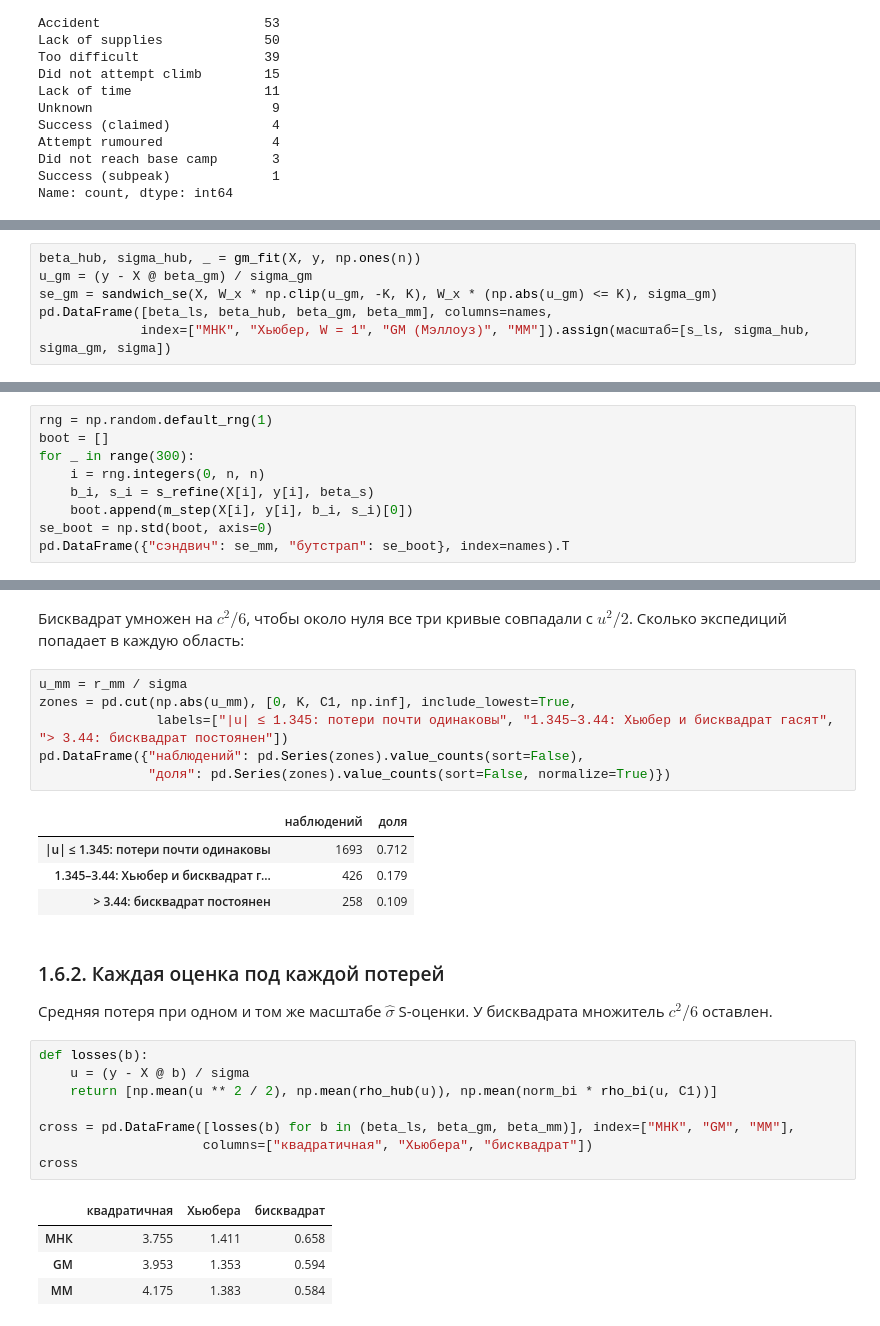
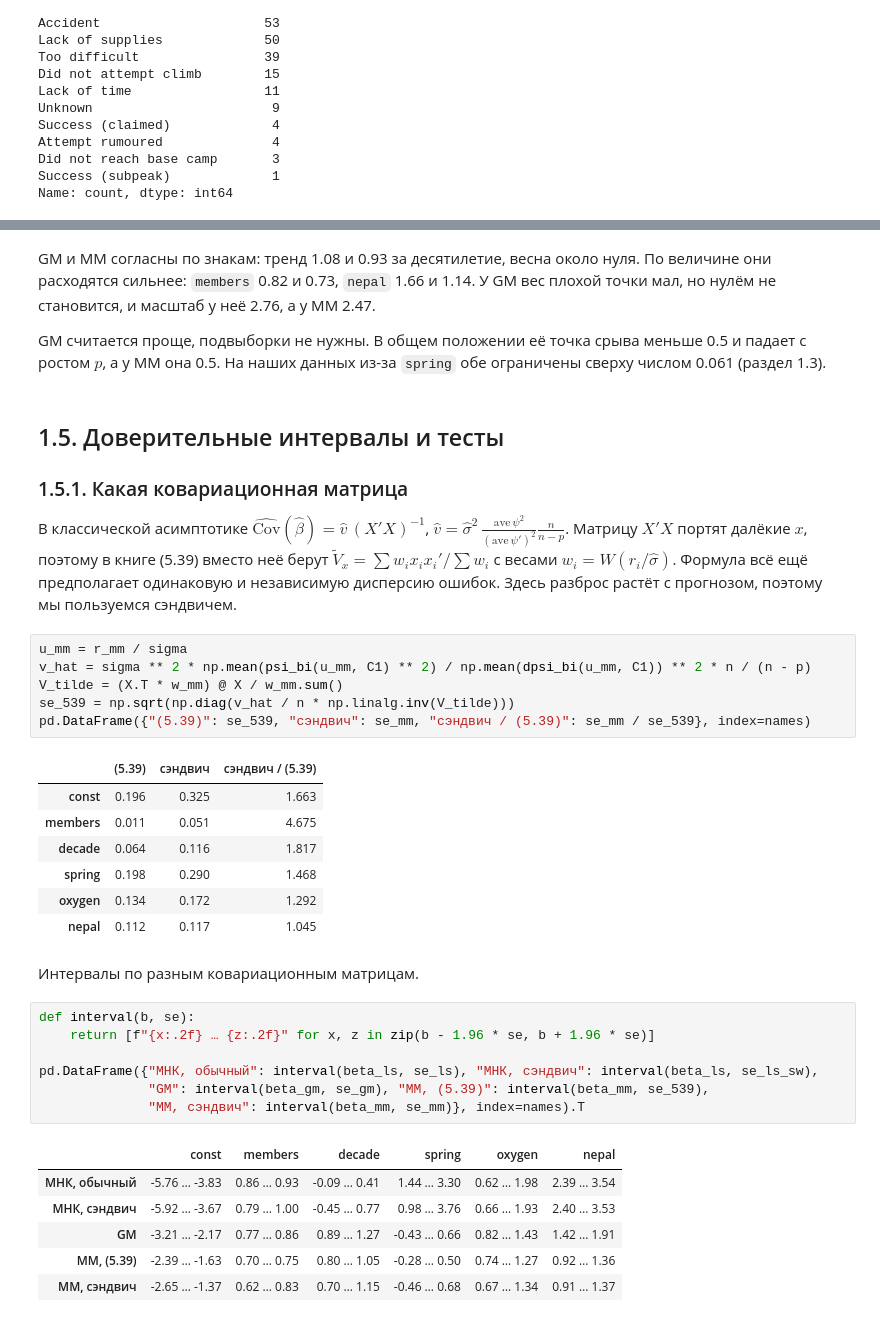
Before and after one commit to Vovamujik/stata_ai_2026_lab3, a Jupyter notebook: Lab3_Everest.ipynb, the cells around one changed output, grey strips where cells are left out. Saved outputs shown, nothing was run; the diff lists cells and outputs as text.

```diff
--- a/Lab3_Everest.ipynb
+++ b/Lab3_Everest.ipynb
@@ -657,6 +539,0 @@ history.iloc[[0, 1, 2, 5, 10, len(history) - 1]]
-# %%
-beta_hub, sigma_hub, _ = gm_fit(X, y, np.ones(n))
-u_gm = (y - X @ beta_gm) / sigma_gm
-se_gm = sandwich_se(X, W_x * np.clip(u_gm, -K, K), W_x * (np.abs(u_gm) <= K), sigma_gm)
-pd.DataFrame([beta_ls, beta_hub, beta_gm, beta_mm], columns=names,
-             index=["МНК", "Хьюбер, W = 1", "GM (Мэллоуз)", "MM"]).assign(масштаб=[s_ls, sigma_hub, sigma_gm, sigma])
@@ -722,9 +616,0 @@ pd.DataFrame({"(5.39)": se_539, "сэндвич": se_mm, "кластеры по
-# %%
-rng = np.random.default_rng(1)
-boot = []
-for _ in range(300):
-    i = rng.integers(0, n, n)
-    b_i, s_i = s_refine(X[i], y[i], beta_s)
-    boot.append(m_step(X[i], y[i], b_i, s_i)[0])
-se_boot = np.std(boot, axis=0)
-pd.DataFrame({"сэндвич": se_mm, "бутстрап": se_boot}, index=names).T
@@ -820,30 +689,40 @@ plt.show()
+# %% [markdown]
+GM и MM согласны по знакам: тренд 1.08 и 0.93 за десятилетие, весна около нуля. По величине они расходятся сильнее: `members` 0.82 и 0.73, `nepal` 1.66 и 1.14. У GM вес плохой точки мал, но нулём не становится, и масштаб у неё 2.76, а у MM 2.47.
+
+GM считается проще, подвыборки не нужны. В общем положении её точка срыва меньше 0.5 и падает с ростом $p$, а у MM она 0.5. На наших данных из-за `spring` обе ограничены сверху числом 0.061 (раздел 1.3).
 # %% [markdown]
-Бисквадрат умножен на $c^2/6$, чтобы около нуля все три кривые совпадали с $u^2/2$. Сколько экспедиций попадает в каждую область:
+## 1.5. Доверительные интервалы и тесты
+
+### 1.5.1. Какая ковариационная матрица
+
+В классической асимптотике $\widehat{\mathrm{Cov}}(\hat\beta)=\hat v\,(X'X)^{-1}$, $\hat v=\hat\sigma^2\,\frac{\mathrm{ave}\,\psi^2}{(\mathrm{ave}\,\psi')^2}\frac n{n-p}$. Матрицу $X'X$ портят далёкие $x$, поэтому в книге (5.39) вместо неё берут $\tilde V_x=\sum w_ix_ix_i'/\sum w_i$ с весами $w_i=W(r_i/\hat\sigma)$. Формула всё ещё предполагает одинаковую и независимую дисперсию ошибок. Здесь разброс растёт с прогнозом, поэтому мы пользуемся сэндвичем.
 # %%
 u_mm = r_mm / sigma
-zones = pd.cut(np.abs(u_mm), [0, K, C1, np.inf], include_lowest=True,
-               labels=["|u| ≤ 1.345: потери почти одинаковы", "1.345–3.44: Хьюбер и бисквадрат гасят", "> 3.44: бисквадрат постоянен"])
-pd.DataFrame({"наблюдений": pd.Series(zones).value_counts(sort=False),
-              "доля": pd.Series(zones).value_counts(sort=False, normalize=True)})
+v_hat = sigma ** 2 * np.mean(psi_bi(u_mm, C1) ** 2) / np.mean(dpsi_bi(u_mm, C1)) ** 2 * n / (n - p)
+V_tilde = (X.T * w_mm) @ X / w_mm.sum()
+se_539 = np.sqrt(np.diag(v_hat / n * np.linalg.inv(V_tilde)))
+pd.DataFrame({"(5.39)": se_539, "сэндвич": se_mm, "сэндвич / (5.39)": se_mm / se_539}, index=names)
 # %% [output]
-|  | наблюдений | доля |
-| |u| ≤ 1.345: потери почти одинаковы | 1693 | 0.712 |
-| 1.345–3.44: Хьюбер и бисквадрат г... | 426 | 0.179 |
-| > 3.44: бисквадрат постоянен | 258 | 0.109 |
+|  | (5.39) | сэндвич | сэндвич / (5.39) |
+| const | 0.196 | 0.325 | 1.663 |
+| members | 0.011 | 0.051 | 4.675 |
+| decade | 0.064 | 0.116 | 1.817 |
+| spring | 0.198 | 0.290 | 1.468 |
+| oxygen | 0.134 | 0.172 | 1.292 |
+| nepal | 0.112 | 0.117 | 1.045 |
 # %% [markdown]
-### 1.6.2. Каждая оценка под каждой потерей
-
-Средняя потеря при одном и том же масштабе $\hat\sigma$ S-оценки. У бисквадрата множитель $c^2/6$ оставлен.
+Интервалы по разным ковариационным матрицам.
 # %%
-def losses(b):
-    u = (y - X @ b) / sigma
-    return [np.mean(u ** 2 / 2), np.mean(rho_hub(u)), np.mean(norm_bi * rho_bi(u, C1))]
+def interval(b, se):
+    return [f"{x:.2f} … {z:.2f}" for x, z in zip(b - 1.96 * se, b + 1.96 * se)]
 
-cross = pd.DataFrame([losses(b) for b in (beta_ls, beta_gm, beta_mm)], index=["МНК", "GM", "MM"],
-                     columns=["квадратичная", "Хьюбера", "бисквадрат"])
-cross
+pd.DataFrame({"МНК, обычный": interval(beta_ls, se_ls), "МНК, сэндвич": interval(beta_ls, se_ls_sw),
+              "GM": interval(beta_gm, se_gm), "MM, (5.39)": interval(beta_mm, se_539),
+              "MM, сэндвич": interval(beta_mm, se_mm)}, index=names).T
 # %% [output]
-|  | квадратичная | Хьюбера | бисквадрат |
-| МНК | 3.755 | 1.411 | 0.658 |
-| GM | 3.953 | 1.353 | 0.594 |
-| MM | 4.175 | 1.383 | 0.584 |
+|  | const | members | decade | spring | oxygen | nepal |
+| МНК, обычный | -5.76 … -3.83 | 0.86 … 0.93 | -0.09 … 0.41 | 1.44 … 3.30 | 0.62 … 1.98 | 2.39 … 3.54 |
+| МНК, сэндвич | -5.92 … -3.67 | 0.79 … 1.00 | -0.45 … 0.77 | 0.98 … 3.76 | 0.66 … 1.93 | 2.40 … 3.53 |
+| GM | -3.21 … -2.17 | 0.77 … 0.86 | 0.89 … 1.27 | -0.43 … 0.66 | 0.82 … 1.43 | 1.42 … 1.91 |
+| MM, (5.39) | -2.39 … -1.63 | 0.70 … 0.75 | 0.80 … 1.05 | -0.28 … 0.50 | 0.74 … 1.27 | 0.92 … 1.36 |
+| MM, сэндвич | -2.65 … -1.37 | 0.62 … 0.83 | 0.70 … 1.15 | -0.46 … 0.68 | 0.67 … 1.34 | 0.91 … 1.37 |
```
Also changed, not shown: parts of 270 cells of this notebook.
